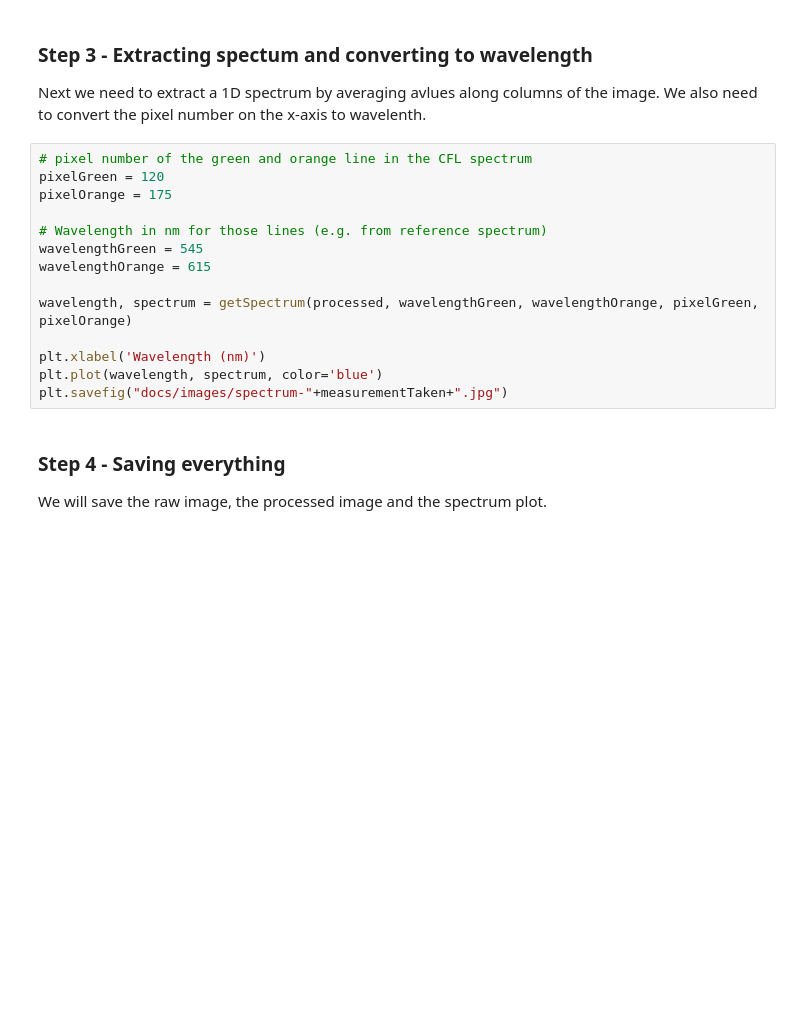
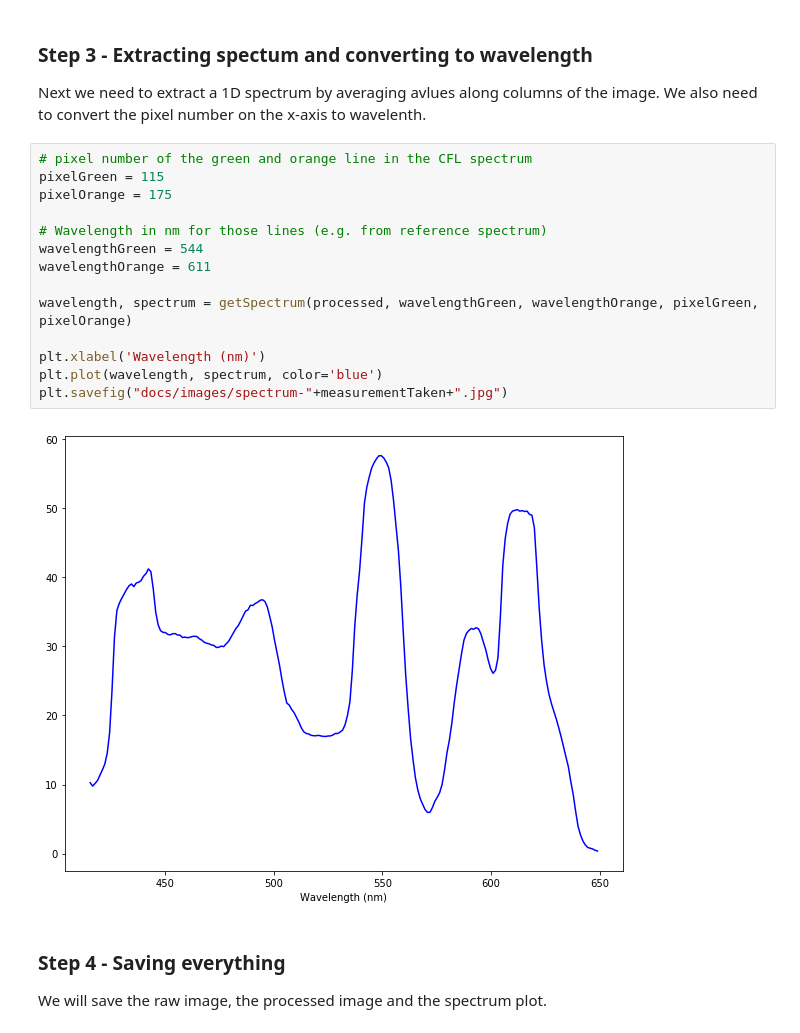
Before and after one commit to orcsgirls/LegoSpectrometer, a Jupyter notebook: SpectrometerControl.ipynb, the cells around one changed output. Saved outputs shown, nothing was run; the diff lists cells and outputs as text; blank space fills up the shorter version.

```diff
--- a/SpectrometerControl.ipynb
+++ b/SpectrometerControl.ipynb
@@ -206,18 +216,20 @@ processed
 Next we need to extract a 1D spectrum by averaging avlues along columns of the image. We also need to convert the pixel number on the x-axis to wavelenth.
 # %%
 # pixel number of the green and orange line in the CFL spectrum
-pixelGreen = 120
+pixelGreen = 115
 pixelOrange = 175
 
 # Wavelength in nm for those lines (e.g. from reference spectrum)
-wavelengthGreen = 545
-wavelengthOrange = 615
+wavelengthGreen = 544
+wavelengthOrange = 611
 
 wavelength, spectrum = getSpectrum(processed, wavelengthGreen, wavelengthOrange, pixelGreen, pixelOrange)
 
 plt.xlabel('Wavelength (nm)')
 plt.plot(wavelength, spectrum, color='blue')
 plt.savefig("docs/images/spectrum-"+measurementTaken+".jpg")
+# %% [output]
+[figure, added]
 # %% [markdown]
 ### Step 4 - Saving everything
 
```
Also changed, not shown: parts of 6 cells of this notebook, 6 other files.
